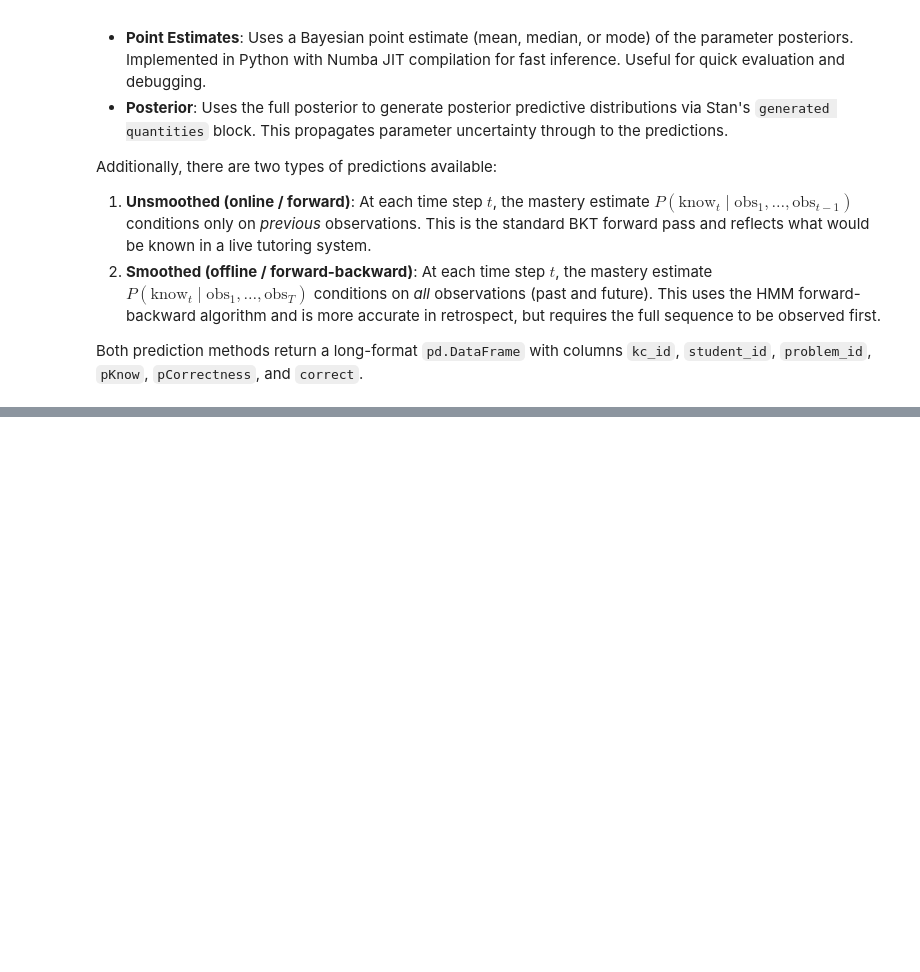
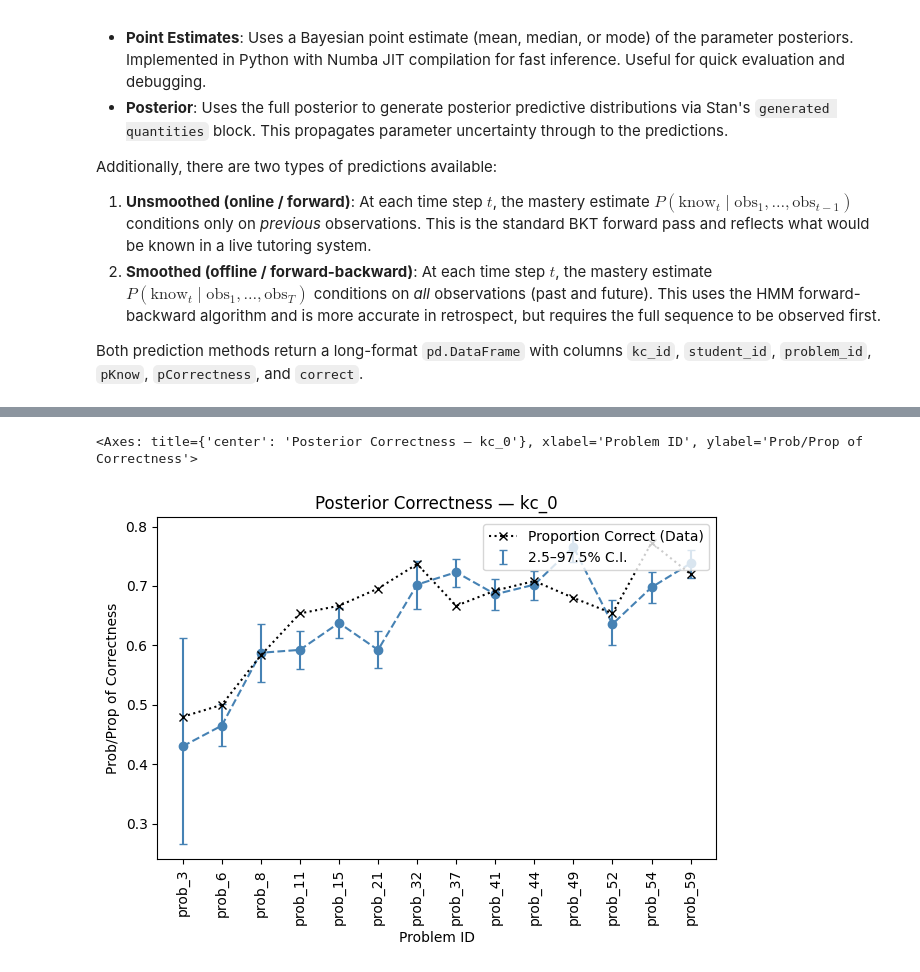
Before and after one commit to SiddharthaPradhan/StanBKT, a Jupyter notebook: docs/source/examples/02_simple_example.ipynb, the cells around one changed output, grey strips where cells are left out. Cells and saved outputs as stored; diff of their text form; code cells hidden in the pictures; blank space fills up the shorter version.

```diff
--- a/docs/source/examples/02_simple_example.ipynb
+++ b/docs/source/examples/02_simple_example.ipynb
@@ -327,3 +372,17 @@ smoothed_post_summary.head(23)
 # %%
 from stanbkt.plot import plot_posterior_correctness
+# %%
+# probability of correctness (with credible intervals)
+plot_posterior_correctness(
+    pred_post_draws,
+    data=data_df,
+    column_mapping=col_mapping,
+    kc="kc_0",
+    type="probs",
+    trajectory=True,
+    frac=0.5,
+)
+# %% [output]
+<Axes: title={'center': 'Posterior Correctness — kc_0'}, xlabel='Problem ID', ylabel='Prob/Prop of Correctness'>
+[figure, added]
 # %%
```
Also changed, not shown: parts of 26 cells of this notebook, 2 other files.
